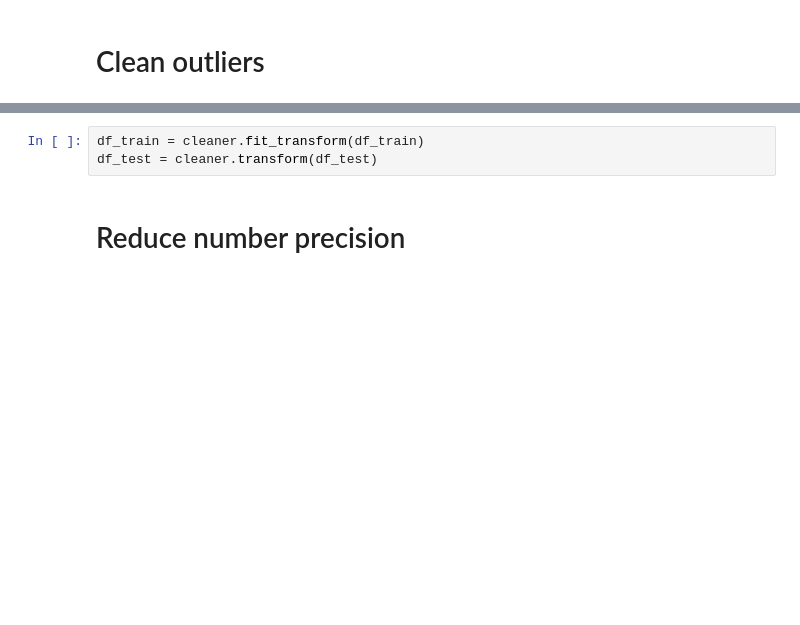
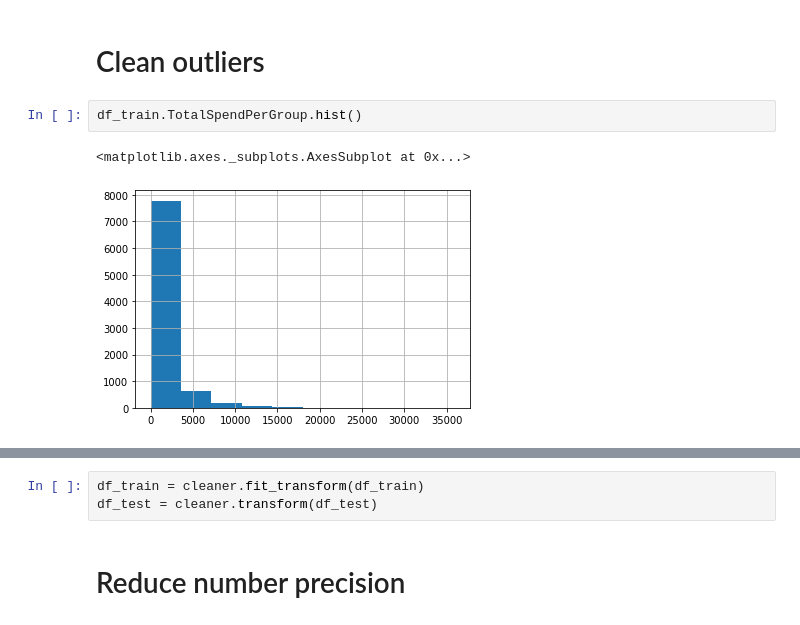
Before and after one commit to PashaIanko/Kaggle.Spaceship-Titanic, a Jupyter notebook: 2_data_preparation.ipynb, the cells around one changed output, grey strips where cells are left out. Cells and saved outputs as stored; diff of their text form; blank space fills up the shorter version.

```diff
--- a/2_data_preparation.ipynb
+++ b/2_data_preparation.ipynb
@@ -526,2 +589,7 @@ AgeGroup 2.0591280340503855
 # %% [markdown]
 # Clean outliers
+# %%
+df_train.TotalSpendPerGroup.hist()
+# %% [output]
+<matplotlib.axes._subplots.AxesSubplot at 0x...>
+[figure, added]
```
Also changed, not shown: parts of 11 cells of this notebook.
